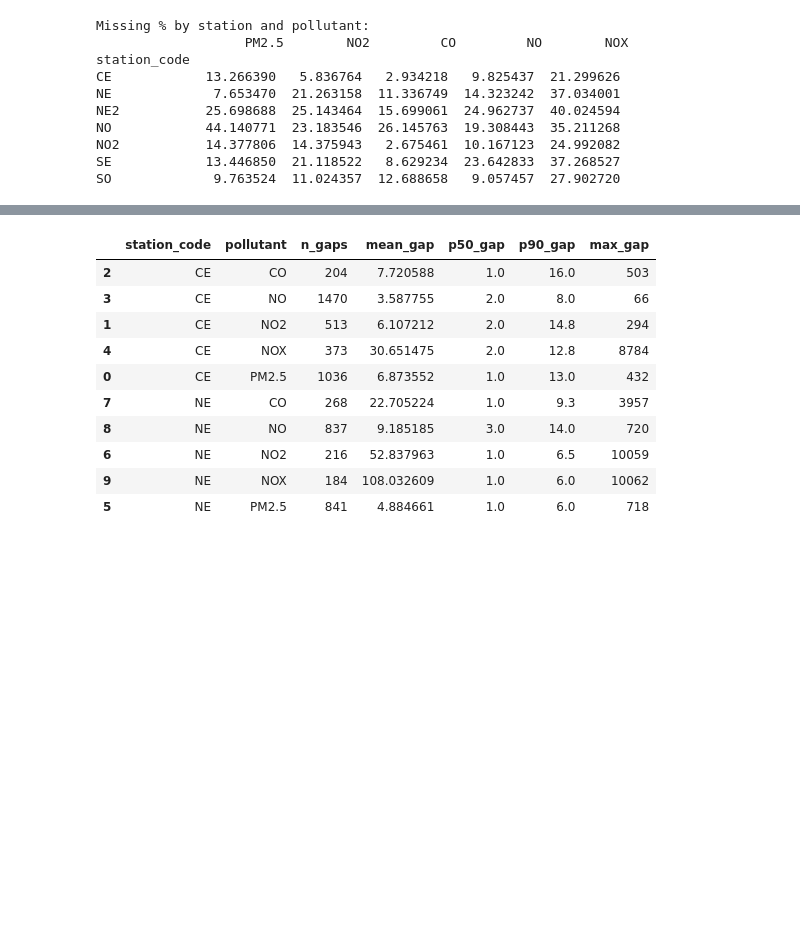
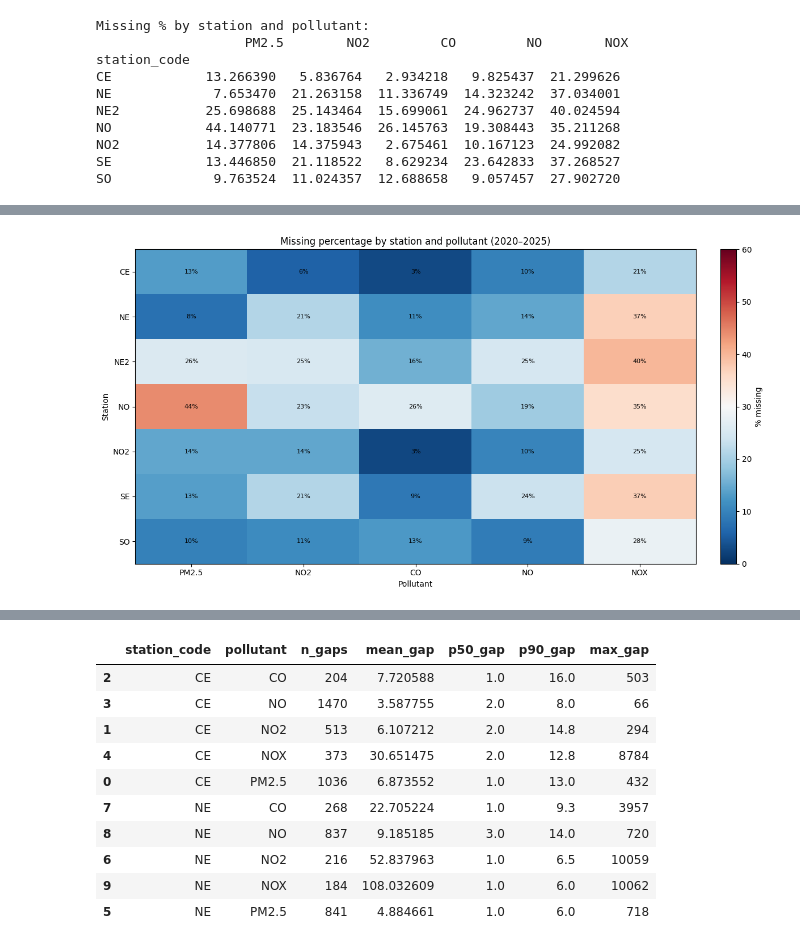
Before and after one commit to Facundo-Barbera/MA2003B-Reto, a Jupyter notebook: notebooks/data_imputation.ipynb, the cells around one changed output, grey strips where cells are left out. Cells and saved outputs as stored; diff of their text form; code cells hidden in the pictures; blank space fills up the shorter version.

```diff
--- a/notebooks/data_imputation.ipynb
+++ b/notebooks/data_imputation.ipynb
@@ -113,7 +113,7 @@ Rows: 375587
 # %%
 # Missingness analysis setup
 
-DATA_IN = os.path.join("..","data","processed","imputation_subset.csv")
+DATA_IN = os.path.join("..","data","processed","pre_imputation_subset.csv")
 REPORTS = os.path.join("..","reports")
 TABLES  = os.path.join(REPORTS, "tables")
 FIGS    = os.path.join(REPORTS, "figures")
@@ -207,0 +155,57 @@ for st in df["station_code"].dropna().unique():
+# %%
+from matplotlib.colors import PowerNorm
+
+# Expected columns in miss_station_poll: ["PM2.5", "NO2", "CO", "NO", "NOX"]
+cols_order = ["PM2.5", "NO2", "CO", "NO", "NOX"]
+
+# Reindex columns to a consistent order (missing ones will be added as NaN)
+miss = miss_station_poll.copy().reindex(columns=cols_order)
+
+# basic heatmap (continuous 0–100 scale)
+# Rows = stations, Columns = pollutants, Color = % missing
+n_rows, n_cols = miss.shape
+
+# Figure size scales with the number of stations/columns
+fig_w = max(8, 1.6 * n_cols + 4)
+fig_h = max(5, 0.5 * n_rows + 3)
+fig, ax = plt.subplots(figsize=(fig_w, fig_h))
+
+# imshow with default colormap; values expected in 0–100
+im = ax.imshow(miss.values, aspect="auto",
+               cmap="RdBu_r",
+               norm=PowerNorm(gamma=1, vmin=0, vmax=60))
+
+# Axis ticks and labels
+ax.set_xticks(range(n_cols))
+ax.set_xticklabels(miss.columns, rotation=0, ha="center")
+ax.set_yticks(range(n_rows))
+ax.set_yticklabels(miss.index)
+
+ax.set_xlabel("Pollutant")
+ax.set_ylabel("Station")
+ax.set_title("Missing percentage by station and pollutant (2020–2025)")
+
+# Colorbar
+cbar = plt.colorbar(im, ax=ax, fraction=0.046, pad=0.04)
+cbar.set_label("% missing")
+
+# annotate each cell with the rounded value
+for i in range(n_rows):
+    for j in range(n_cols):
+        val = miss.values[i, j]
+        if np.isfinite(val):
+            ax.text(j, i, f"{val:.0f}%", ha="center", va="center", fontsize=8)
+
+plt.tight_layout()
+
+# Save figure
+REPORTS = os.path.abspath(os.path.join("..", "reports"))  # Ensure it's relative to the project root
+
+FIGS = os.path.join(REPORTS, "figures")
+
+
+os.makedirs(FIGS, exist_ok=True)
+
+plt.savefig(os.path.join(FIGS, "missing_heatmap.png"), dpi=150)
+# %% [output]
+[figure, added]
```
Also changed, not shown: parts of 13 cells of this notebook, 15 other files.
